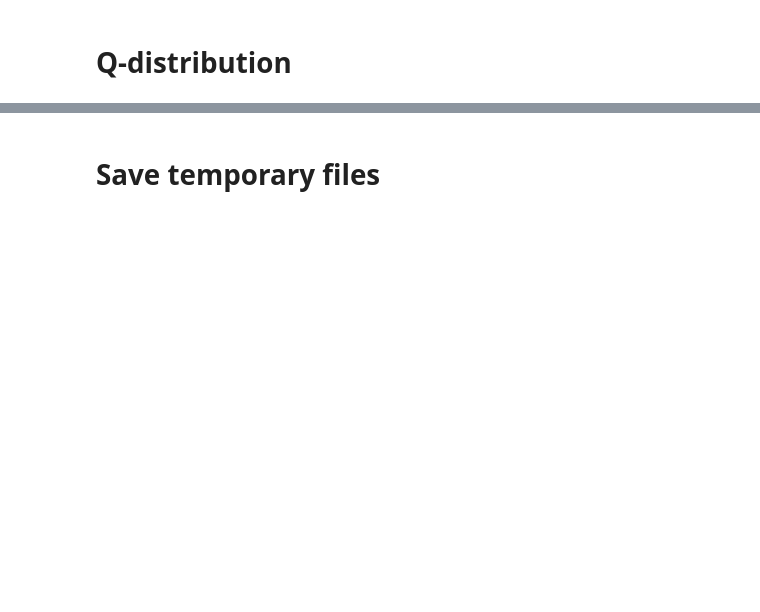
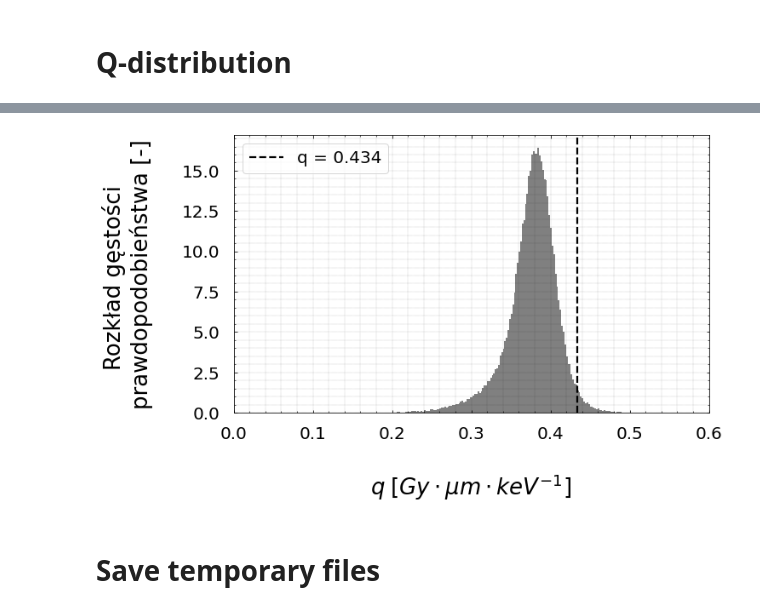
Before and after one commit to kingajelen/JelenPhD, a Jupyter notebook: 04_Distributions_alfa_beta_q.ipynb, the cells around one changed output, grey strips where cells are left out. Drawn from its saved outputs; the diff is of its cells as text; code cells hidden in the pictures; blank space fills up the shorter version.

```diff
--- a/04_Distributions_alfa_beta_q.ipynb
+++ b/04_Distributions_alfa_beta_q.ipynb
@@ -272,14 +292,20 @@ qdf.q.mean(), qdf.q.std(), qdf.q.median(), qdf.q.quantile(0.025),qdf.q.quantile(
 # %%
 qdf.q.hist(bins=(200), density=True,color='grey')
 plt.axvline(x=0.434, label='q = 0.434'.format(0.434),c='k',ls='--',lw=2.2)
 plot_style()
 
 plt.xlim(0,0.6)
 plt.xlabel('\n'+r'$q\; [Gy\cdot \mu m \cdot keV^{-1}]$')
 plt.ylabel("Rozkład gęstości \nprawdopodobieństwa [-]\n")
 plt.legend()
 
-plt.savefig(fname="results/figure_5_8",dpi= 700)
+tmp=pd.DataFrame(list(zip(qdf.q)),
+                          columns=['q'])
+tmp.to_csv("results/figure_5_7")
+
+plt.savefig(fname="results/figure_5_7",dpi= 700)
+# %% [output]
+[figure, added]
 # %% [markdown]
 # Save temporary files
 # %%
```
Also changed, not shown: parts of 5 cells of this notebook, 10 other files.
